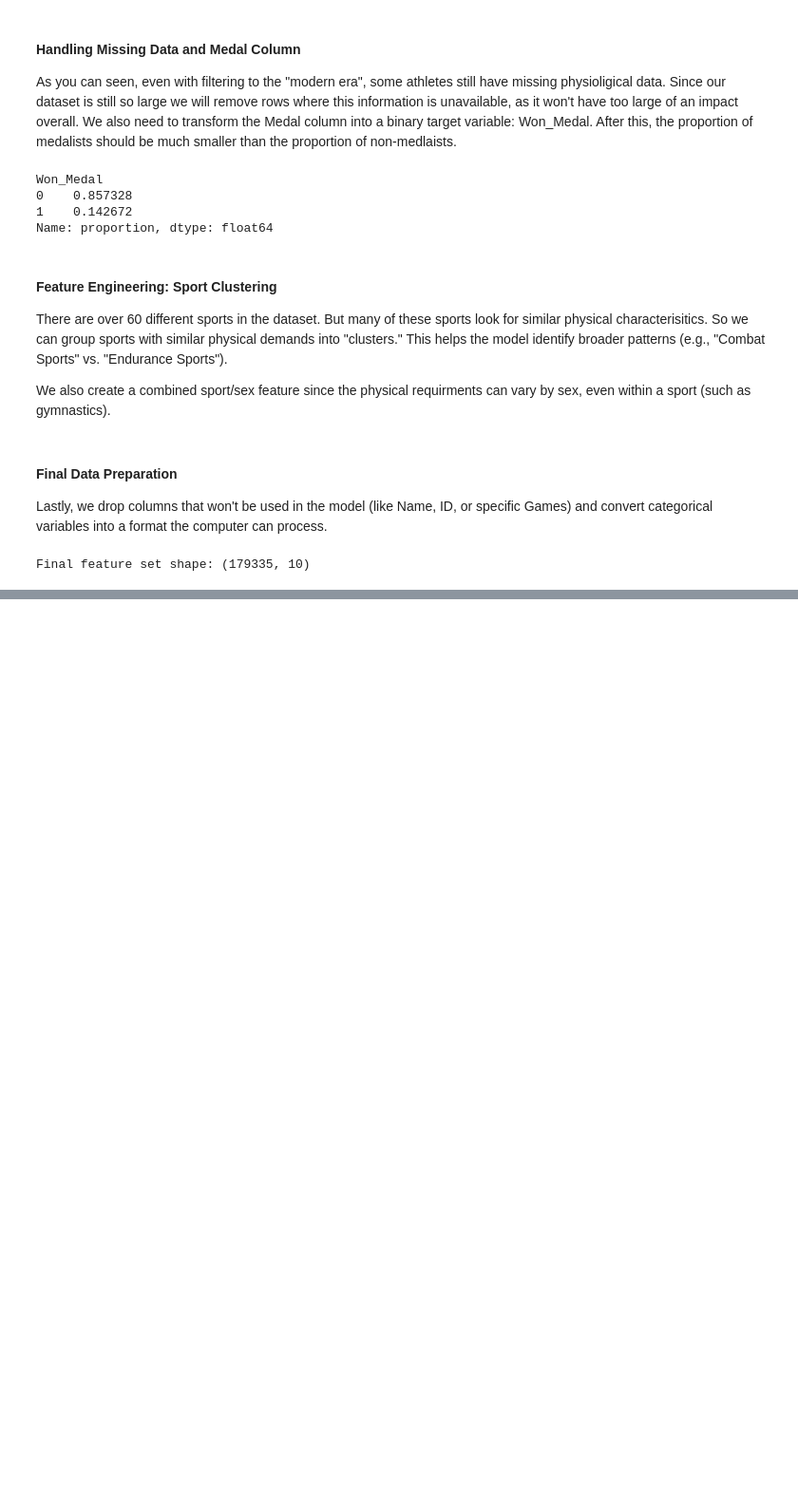
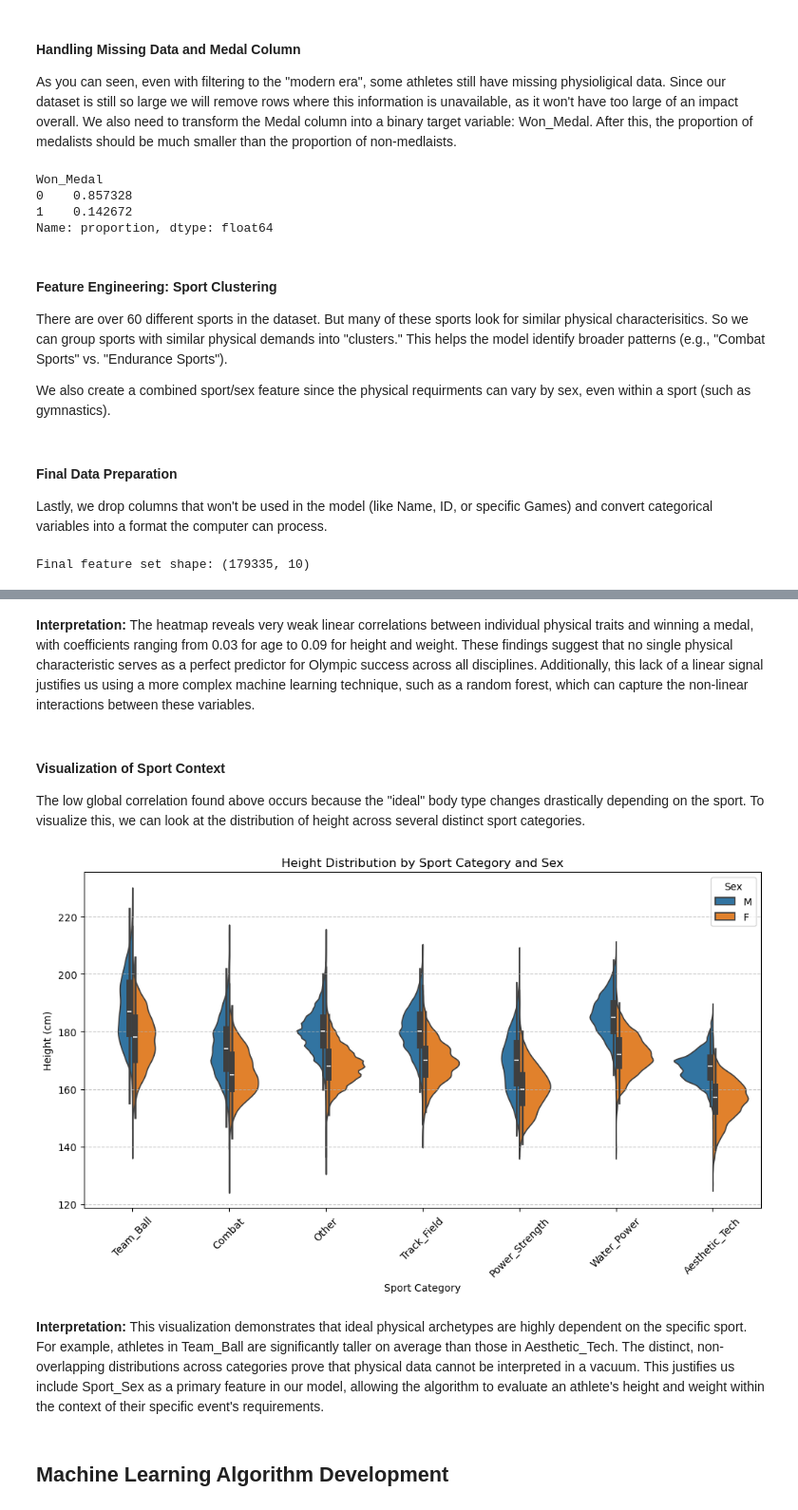
Before and after one commit to Michael-1898/OlympicsAnalysis_CMSC320, a Jupyter notebook: OlympicsAnalysis_Tutorial.ipynb, the cells around one changed output, grey strips where cells are left out. Shown at 95% size. Cells and saved outputs as stored; diff of their text form; code cells hidden in the pictures; blank space fills up the shorter version.

```diff
--- a/OlympicsAnalysis_Tutorial.ipynb
+++ b/OlympicsAnalysis_Tutorial.ipynb
@@ -118,0 +190,23 @@ Final feature set shape: (179335, 10)
+# %% [markdown]
+**Interpretation:** The heatmap reveals very weak linear correlations between individual physical traits and winning a medal, with coefficients ranging from 0.03 for age to 0.09 for height and weight. These findings suggest that no single physical characteristic serves as a perfect predictor for Olympic success across all disciplines. Additionally, this lack of a linear signal justifies us using a more complex machine learning technique, such as a random forest, which can capture the non-linear interactions between these variables.
+# %% [markdown]
+#### Visualization of Sport Context
+The low global correlation found above occurs because the "ideal" body type changes drastically depending on the sport. To visualize this, we can look at the distribution of height across several distinct sport categories.
+# %%
+# Plot of height distributions by sport
+plt.figure(figsize=(12, 6))
+sns.violinplot(data=modern_olympics, x='Sport_Category', y='Height', hue='Sex', split=True)
+
+plt.title('Height Distribution by Sport Category and Sex')
+plt.xlabel('Sport Category')
+plt.ylabel('Height (cm)')
+plt.xticks(rotation=45)
+plt.legend(title='Sex', loc='upper right')
+plt.grid(axis='y', linestyle='--', alpha=0.7)
+plt.show()
+# %% [output]
+[figure, added]
+# %% [markdown]
+**Interpretation:** This visualization demonstrates that ideal physical archetypes are highly dependent on the specific sport. For example, athletes in Team_Ball are significantly taller on average than those in Aesthetic_Tech. The distinct, non-overlapping distributions across categories prove that physical data cannot be interpreted in a vacuum. This justifies us include Sport_Sex as a primary feature in our model, allowing the algorithm to evaluate an athlete's height and weight within the context of their specific event's requirements.
+# %% [markdown]
+## Machine Learning Algorithm Development
```
Also changed, not shown: parts of 8 cells of this notebook.
